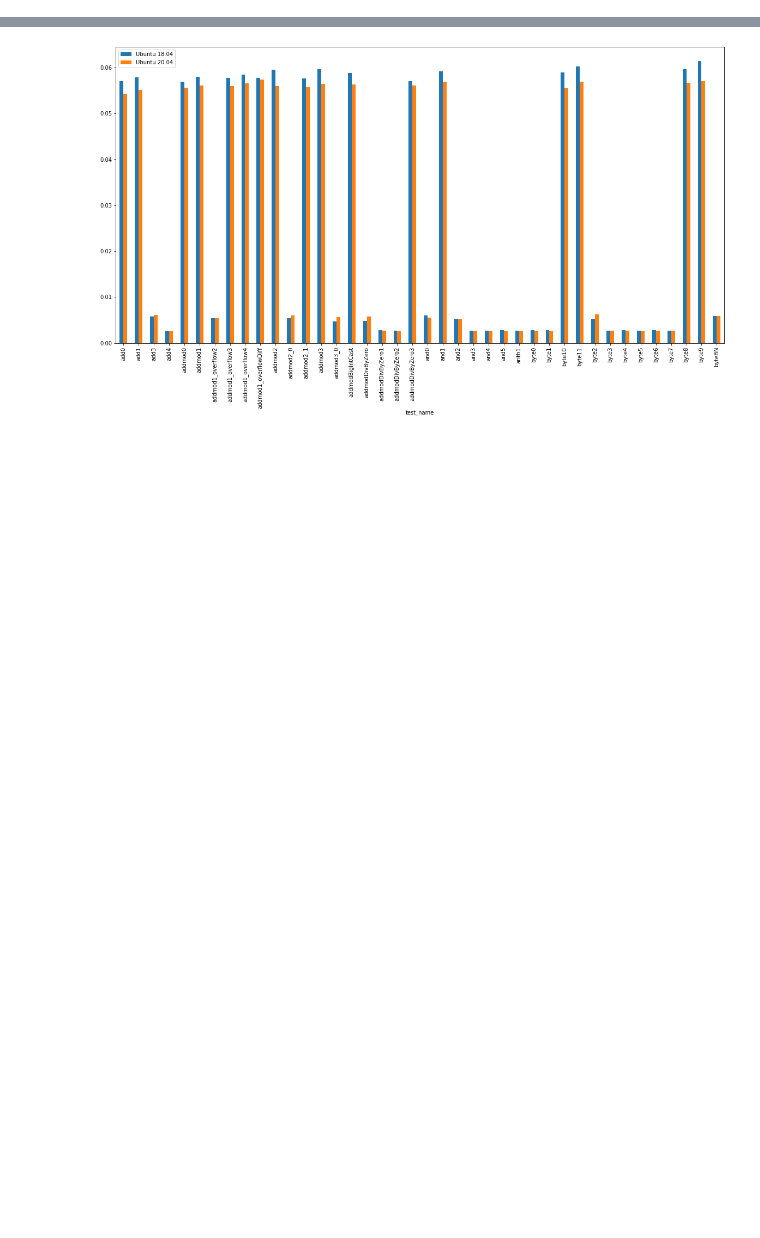
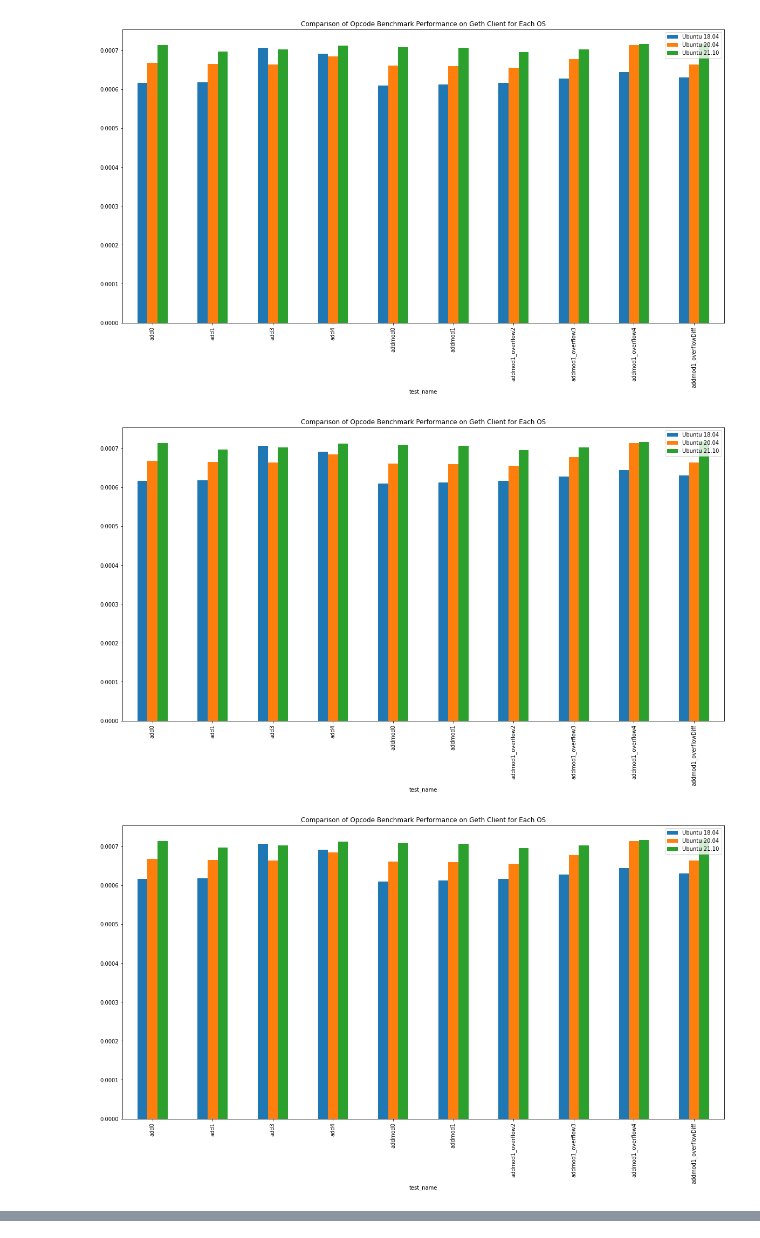
Before and after one commit to ChrisPaulDillon/SmartContractBenchmarking, a Jupyter notebook: notebooks/benchmark-analysis.ipynb, the cells around one changed output, grey strips where cells are left out. Cells and saved outputs as stored; diff of their text form; code cells hidden in the pictures; blank space fills up the shorter version.

Commit message:
Added analysis results for ubuntu21.10

```diff
--- a/notebooks/benchmark-analysis.ipynb
+++ b/notebooks/benchmark-analysis.ipynb
@@ -21 +21,7 @@ addmod0    0.055578
 Name: total_time, dtype: float64
+# %%
+ubuntu2110 = pd.read_csv('../benchmark_results_data/evm_benchmarks_geth-ubuntu21.10.csv')
+ubuntu2110.head(5)
+ubuntu2110 = ubuntu2110.groupby('test_name')['total_time'].mean()
+ubuntu2110.rename(index={1: "total_time_2110"})
+ubuntu2110.head(5)
@@ -22,11 +36,22 @@ Name: total_time, dtype: float64
 # %%
 
 df = pd.merge(ubuntu1804, ubuntu2004,on='test_name')
-df = df.rename(columns={"total_time_x": "Ubuntu 18.04", "total_time_y": "Ubuntu 20.04"}, errors="raise")
-df = df.head(40)
-df.head(5)
-plt.rcParams["figure.figsize"] = [20, 10]
-df.plot(kind="bar")
+df = pd.merge(df, ubuntu2110,on='test_name')
+df = df.rename(columns={"total_time_x": "Ubuntu 18.04", "total_time_y": "Ubuntu 20.04", "total_time": "Ubuntu 21.10"}, errors="raise")
+#df = df.head(4)
 
-#df.plot(x=[0], y=["total_time_2004", "total_time_1804"], kind="bar")
+index = df.index
+number_of_rows = len(index)
+
+row_count = 0
+while (row_count < number_of_rows):
+    df_fragment = df.head(10)
+    last_row = row_count
+    row_count = row_count + 10
+    df.drop(df.index[last_row:row_count])
+    df_fragment.plot(kind="bar",  title='Comparison of Opcode Benchmark Performance on Geth Client for Each OS')
+    # df.plot(x=[0], y=["Ubuntu 18.04", "Ubuntu 20.04"], kind="bar")
 # %% [output]
+[figure, new version]
+[figure, added]
+[figure, added]
@@ -34,4 +68,3 @@ df.plot(kind="bar")
-[figure, old version]
 # %%
 ubuntu1804Sum = df['Ubuntu 18.04'].sum()
 ubuntu2004Sum = df['Ubuntu 20.04'].sum()
```
Also changed, not shown: parts of 4 cells of this notebook, 1 other file.
